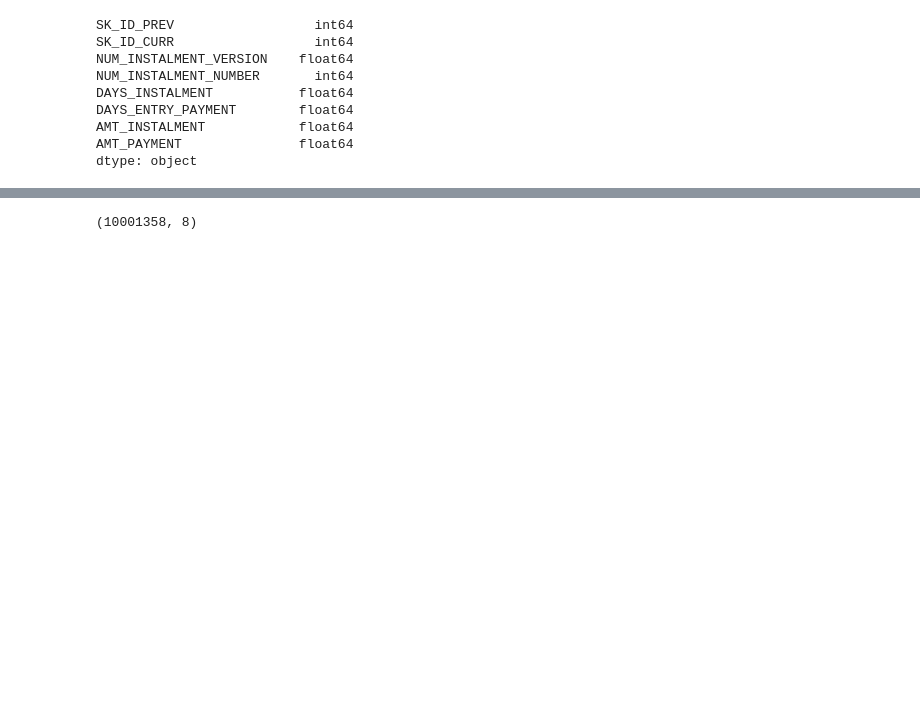
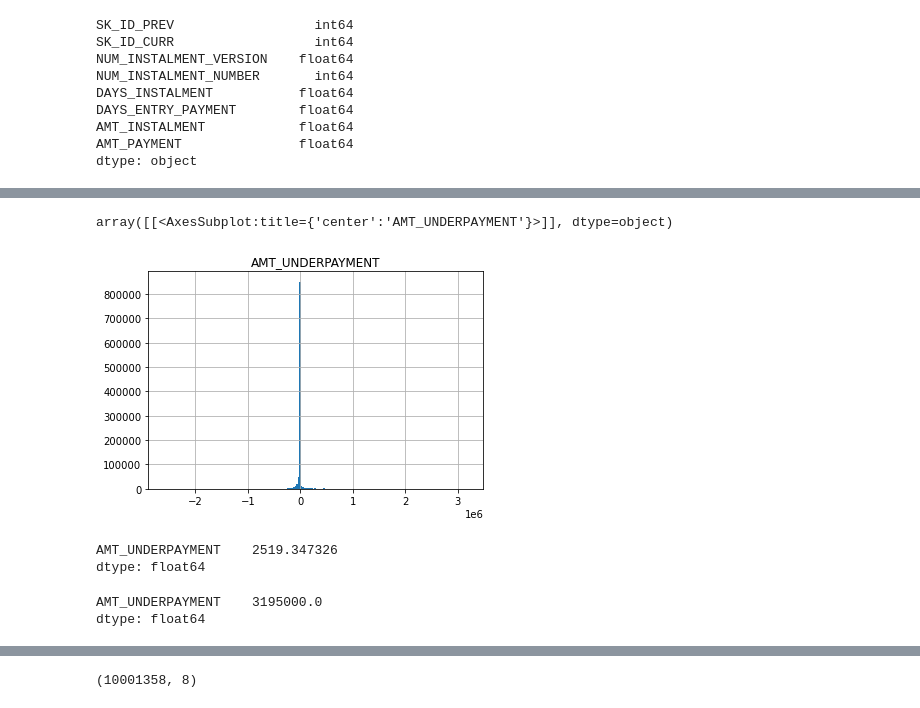
Before and after one commit to odog96/cml-rapids, a Jupyter notebook: First_Exploration.ipynb, the cells around one changed output, grey strips where cells are left out. Cells and saved outputs as stored; diff of their text form; code cells hidden in the pictures; blank space fills up the shorter version.

```diff
--- a/First_Exploration.ipynb
+++ b/First_Exploration.ipynb
@@ -352,0 +365,21 @@ dtype: object
+# %%
+# See if there are any that aren't paid off?
+payments_v_installment = payments[['SK_ID_PREV', 'AMT_INSTALMENT', 'AMT_PAYMENT']].groupby('SK_ID_PREV').agg('sum')
+# %%
+payments_v_installment[['AMT_UNDERPAYMENT']] = payments_v_installment['AMT_PAYMENT'] - payments_v_installment['AMT_INSTALMENT']
+# %%
+payments_v_installment[['AMT_UNDERPAYMENT']].to_pandas().hist(bins=200)
+# %% [output]
+array([[<AxesSubplot:title={'center':'AMT_UNDERPAYMENT'}>]], dtype=object)
+[figure, added]
+# %%
+payments_v_installment[['AMT_UNDERPAYMENT']].mean()
+# %% [output]
+AMT_UNDERPAYMENT    2519.347326
+dtype: float64
+# %%
+# why do people pay more than necessary?
+payments_v_installment[['AMT_UNDERPAYMENT']].max()
+# %% [output]
+AMT_UNDERPAYMENT    3195000.0
+dtype: float64
```
Also changed, not shown: parts of 20 cells of this notebook, 1 other file.
